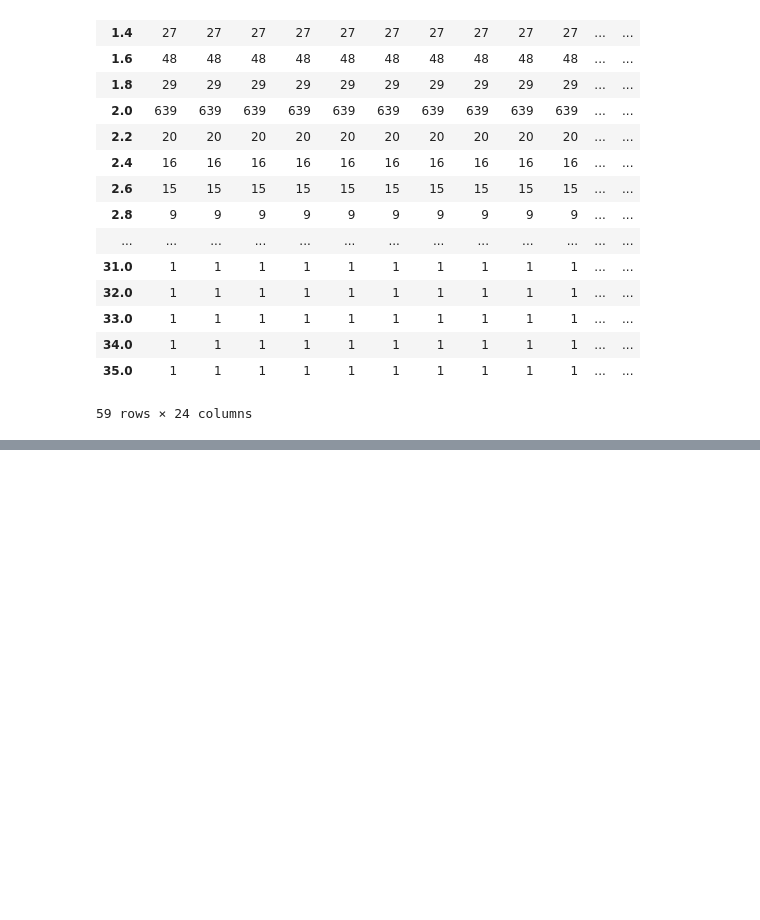
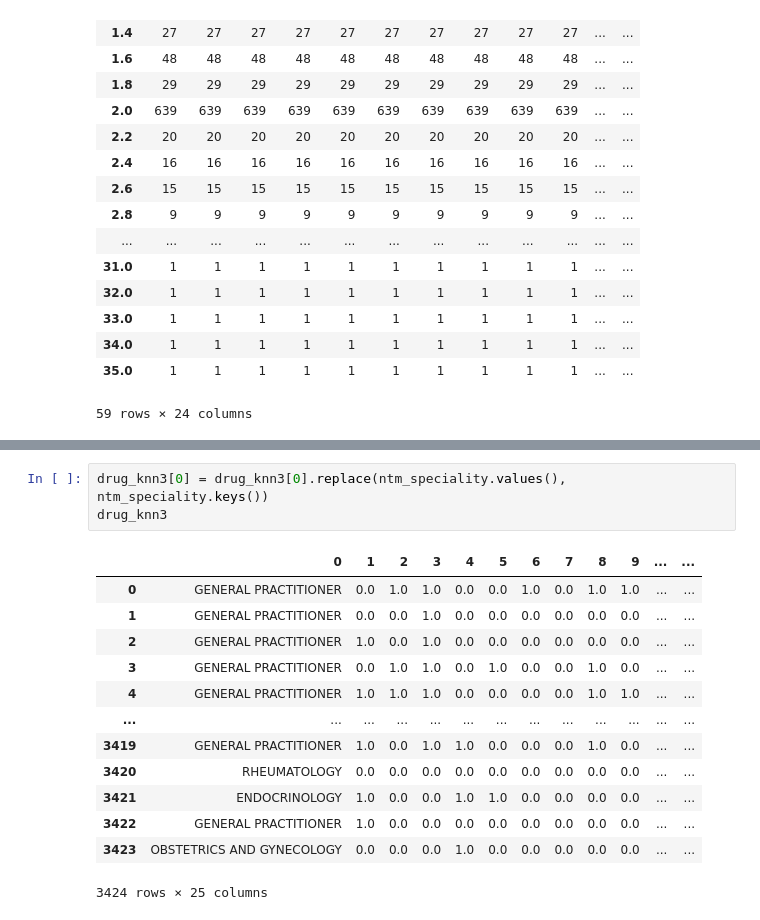
Before and after one commit to Omar-Safwat/HealthCare_project, a Jupyter notebook: Roger/knn_imputation_concomb.ipynb, the cells around one changed output, grey strips where cells are left out. Drawn from its saved outputs; the diff is of its cells as text; blank space fills up the shorter version.

```diff
--- a/Roger/knn_imputation_concomb.ipynb
+++ b/Roger/knn_imputation_concomb.ipynb
@@ -272,0 +331,17 @@ drug_knn3.groupby([0]).count()
+# %%
+drug_knn3[0] = drug_knn3[0].replace(ntm_speciality.values(), ntm_speciality.keys())
+drug_knn3
+# %% [output]
+|  | 0 | 1 | 2 | 3 | 4 | 5 | 6 | 7 | 8 | 9 | ... | ... |
+| 0 | GENERAL PRACTITIONER | 0.0 | 1.0 | 1.0 | 0.0 | 0.0 | 1.0 | 0.0 | 1.0 | 1.0 | ... | ... |
+| 1 | GENERAL PRACTITIONER | 0.0 | 0.0 | 1.0 | 0.0 | 0.0 | 0.0 | 0.0 | 0.0 | 0.0 | ... | ... |
+| 2 | GENERAL PRACTITIONER | 1.0 | 0.0 | 1.0 | 0.0 | 0.0 | 0.0 | 0.0 | 0.0 | 0.0 | ... | ... |
+| 3 | GENERAL PRACTITIONER | 0.0 | 1.0 | 1.0 | 0.0 | 1.0 | 0.0 | 0.0 | 1.0 | 0.0 | ... | ... |
+| 4 | GENERAL PRACTITIONER | 1.0 | 1.0 | 1.0 | 0.0 | 0.0 | 0.0 | 0.0 | 1.0 | 1.0 | ... | ... |
+| ... | ... | ... | ... | ... | ... | ... | ... | ... | ... | ... | ... | ... |
+| 3419 | GENERAL PRACTITIONER | 1.0 | 0.0 | 1.0 | 1.0 | 0.0 | 0.0 | 0.0 | 1.0 | 0.0 | ... | ... |
+| 3420 | RHEUMATOLOGY | 0.0 | 0.0 | 0.0 | 0.0 | 0.0 | 0.0 | 0.0 | 0.0 | 0.0 | ... | ... |
+| 3421 | ENDOCRINOLOGY | 1.0 | 0.0 | 0.0 | 1.0 | 1.0 | 0.0 | 0.0 | 0.0 | 0.0 | ... | ... |
+| 3422 | GENERAL PRACTITIONER | 1.0 | 0.0 | 0.0 | 0.0 | 0.0 | 0.0 | 0.0 | 0.0 | 0.0 | ... | ... |
+| 3423 | OBSTETRICS AND GYNECOLOGY | 0.0 | 0.0 | 0.0 | 1.0 | 0.0 | 0.0 | 0.0 | 0.0 | 0.0 | ... | ... |
+3424 rows × 25 columns
```
Also changed, not shown: parts of 23 cells of this notebook, 2 other files.
